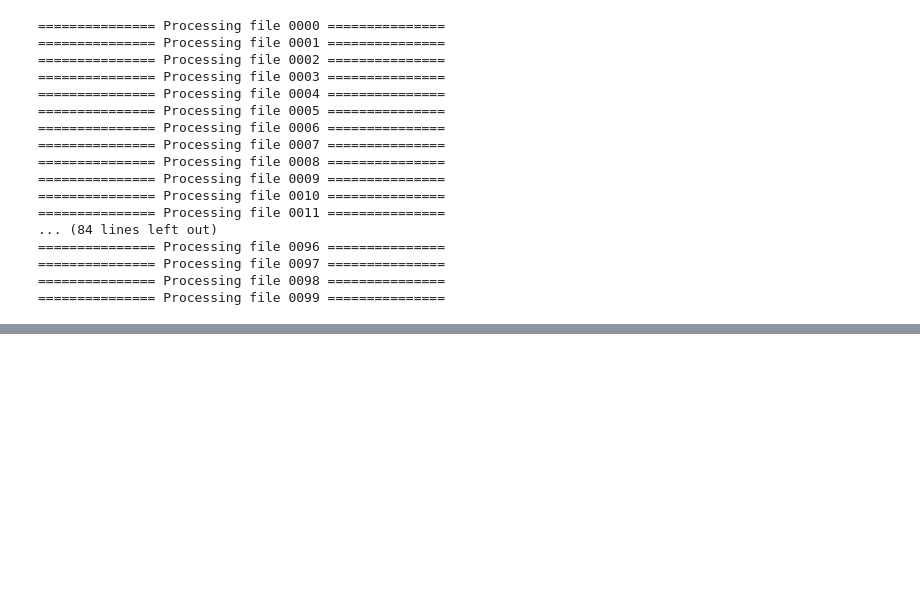
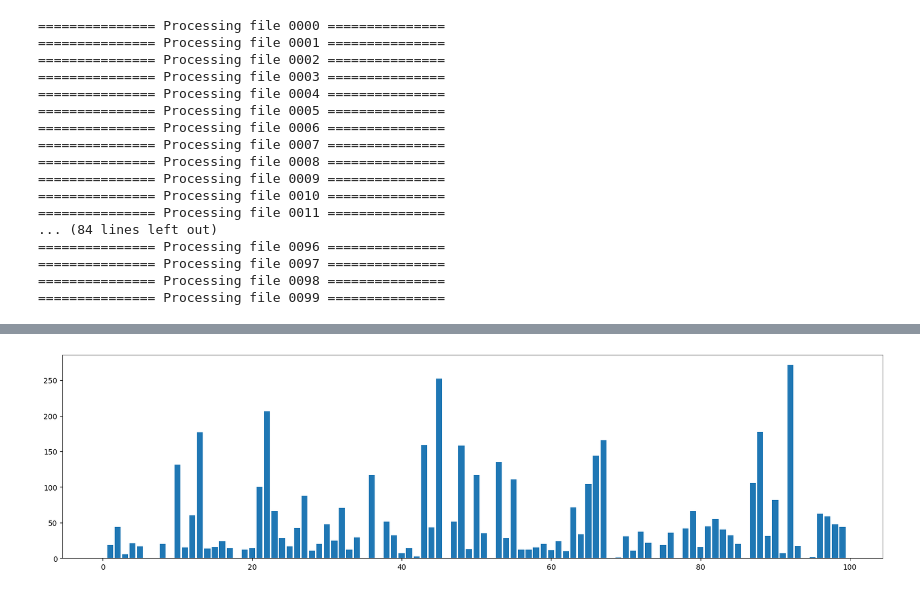
Before and after one commit to nanoseeing/ahc048, a Jupyter notebook: notebooks/errtest.ipynb, the cells around one changed output, grey strips where cells are left out. Saved outputs shown, nothing was run; the diff lists cells and outputs as text; code cells hidden in the pictures; blank space fills up the shorter version.

```diff
--- a/notebooks/errtest.ipynb
+++ b/notebooks/errtest.ipynb
@@ -53,0 +65,9 @@ plt.show()
+# %%
+avg_resutls = [sum(res) / len(res) for res in results]
+inds = list(range(len(avg_resutls)))
+
+plt.figure(figsize=(20, 5))
+plt.bar(inds, avg_resutls)
+plt.show()
+# %% [output]
+[figure, added]
```
Also changed, not shown: parts of 4 cells of this notebook, 32 other files.
